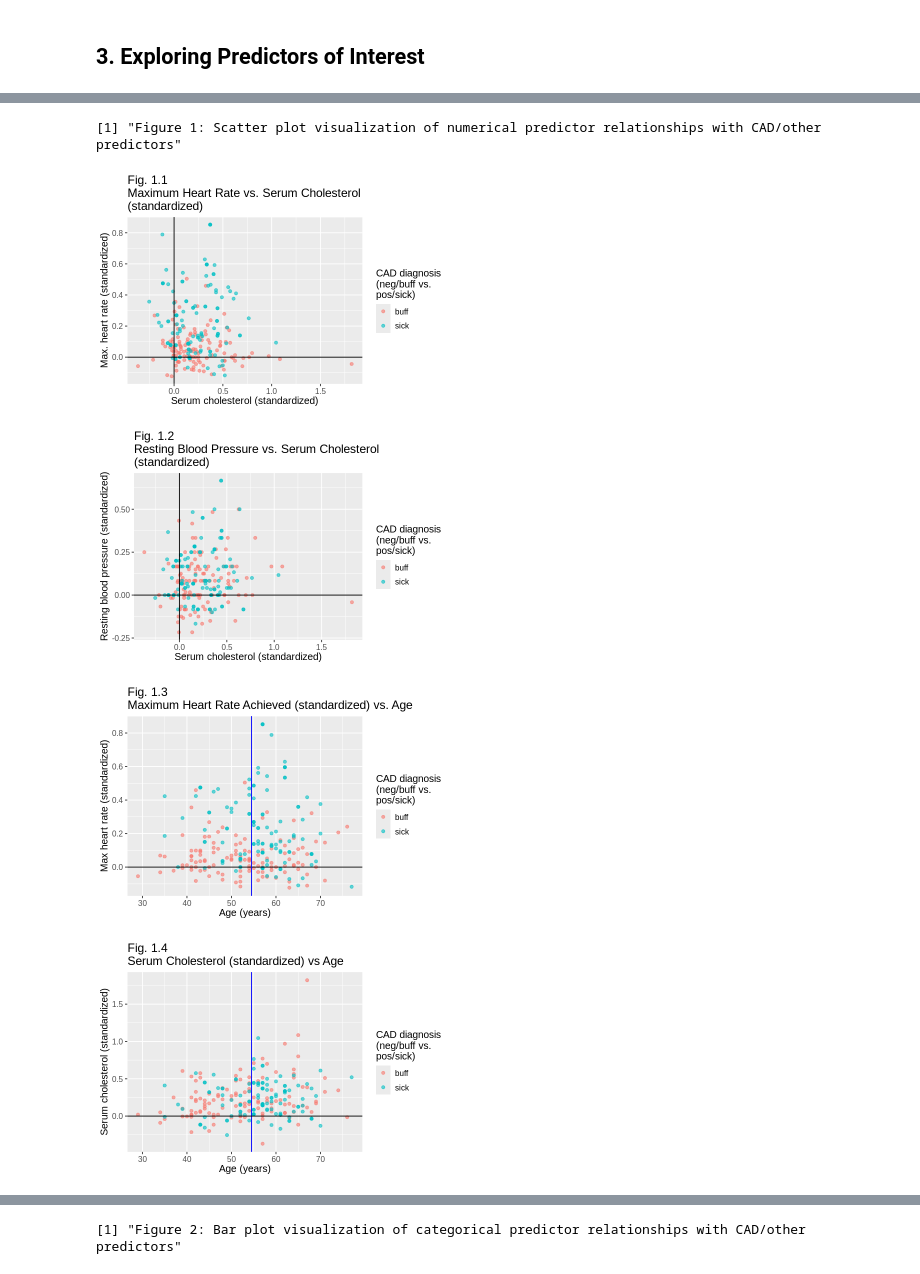
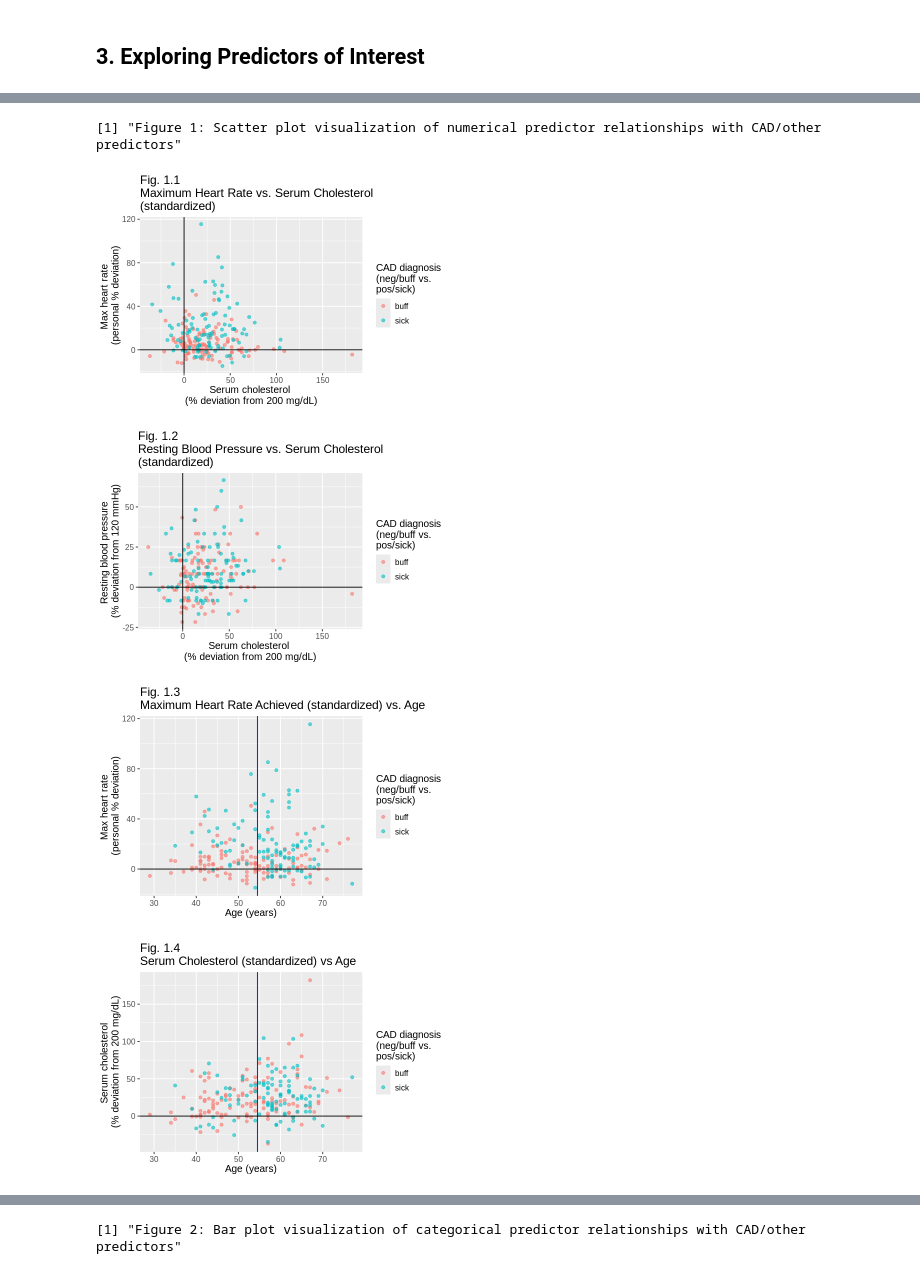
Before and after one commit to JennWan/Group_Project, a Jupyter notebook: newcleveland_2.ipynb, the cells around one changed output, grey strips where cells are left out. Saved outputs shown, nothing was run; the diff lists cells and outputs as text; code cells hidden in the pictures.

```diff
--- a/newcleveland_2.ipynb
+++ b/newcleveland_2.ipynb
@@ -308,9 +318,9 @@ set.seed(2000)
 
 # center, scaling and balancing the heart disease data
 cleve_recipe <- recipe(num ~ ., data = cleveland_tidier) |>
-    # step_scale(sd_trestbps, sd_chol, sd_thalach) |>
-    # step_center(sd_trestbps, sd_chol, sd_thalach) |>
-    step_upsample(num, over_ratio = 1, skip = FALSE) |>
+    # step_scale(sd_trestbps120, sd_chol200, sd_thalach) |>
+    # step_center(sd_trestbps120, sd_chol200, sd_thalach) |>
+    step_upsample(num, over_ratio = 1, skip = T) |>
     prep()
 
 preprocessed_cleve <- bake(cleve_recipe, cleveland_tidier)
@@ -497,12 +507,12 @@ options(repr.plot.height = 4, repr.plot.width = 6)
 print("Figure 1: Scatter plot visualization of numerical predictor relationships with CAD/other predictors")
 
 exploration_plot1.1 <- cleveland_train |>
-                    ggplot(aes(x = sd_chol, y = sd_thalach, color = num)) +
+                    ggplot(aes(x = sd_chol200, y = sd_thalach, color = num)) +
                     geom_point(alpha = 0.6) +
                     geom_vline(xintercept = 0) +
                     geom_hline(yintercept = 0) +
-                    labs(x = "Serum cholesterol (standardized)",
-                         y = "Max. heart rate (standardized)",
+                    labs(x = "Serum cholesterol \n(% deviation from 200 mg/dL)",
+                         y = "Max heart rate \n(personal % deviation)",
                          color = "CAD diagnosis \n(neg/buff vs. \npos/sick)",
                          title = "Fig. 1.1 \nMaximum Heart Rate vs. Serum Cholesterol \n(standardized)") +
                     theme(text = element_text(size = 12))
@@ -513,12 +523,12 @@ exploration_plot1.1
 # and resting blood pressure (standardized)
 
 exploration_plot1.2 <- cleveland_train |>
-                    ggplot(aes(x = sd_chol, y = sd_trestbps, color = num)) +
+                    ggplot(aes(x = sd_chol200, y = sd_trestbps120, color = num)) +
                     geom_point(alpha = 0.6) +
                     geom_vline(xintercept = 0) +
                     geom_hline(yintercept = 0) +
-                    labs(x = "Serum cholesterol (standardized)",
-                         y = "Resting blood pressure (standardized)",
+                    labs(x = "Serum cholesterol \n(% deviation from 200 mg/dL)",
+                         y = "Resting blood pressure \n(% deviation from 120 mmHg)",
                          color = "CAD diagnosis \n(neg/buff vs. \npos/sick)",
                          title = "Fig. 1.2 \nResting Blood Pressure vs. Serum Cholesterol \n(standardized)") +
                     theme(text = element_text(size = 12))
@@ -535,7 +545,7 @@ exploration_plot1.3 <- cleveland_train |>
                     geom_vline(xintercept = 54.51007, color = "blue") +
                     # adding vertical line at average age for whole dataset
                     labs(x = "Age (years)",
-                         y = "Max heart rate (standardized)",
+                         y = "Max heart rate \n(personal % deviation)",
                          color = "CAD diagnosis \n(neg/buff vs. \npos/sick)",
                          title = "Fig. 1.3 \nMaximum Heart Rate Achieved (standardized) vs. Age") +
                     theme(text = element_text(size = 12))
@@ -546,12 +556,12 @@ exploration_plot1.3
 # and age
 
 exploration_plot1.4 <- cleveland_train |>
-                    ggplot(aes(x = age, y = sd_chol, color = num)) +
+                    ggplot(aes(x = age, y = sd_chol200, color = num)) +
                     geom_point(alpha = 0.6) +
                     geom_vline(xintercept = 54.51007, color = "blue") +
                     geom_hline(yintercept = 0) +
                     labs(x = "Age (years)",
-                         y = "Serum cholesterol (standardized)",
+                         y = "Serum cholesterol \n(% deviation from 200 mg/dL)",
                          color = "CAD diagnosis \n(neg/buff vs. \npos/sick)",
                          title = "Fig. 1.4 \nSerum Cholesterol (standardized) vs Age") +
                     theme(text = element_text(size = 12))
@@ -559,39 +569,39 @@ exploration_plot1.4 <- cleveland_train |>
 exploration_plot1.4
 
 # draw a scatter plot to visualize the relationship between age
 # and resting blood pressure (standardized)
 
 exploration_plot1.5 <- cleveland_train |>
-                    ggplot(aes(x = age, y = sd_trestbps, color = num)) +
+                    ggplot(aes(x = age, y = sd_trestbps120, color = num)) +
                     geom_point(alpha = 0.6) +
                     geom_vline(xintercept = 54.51007, color = "blue") +
                     geom_hline(yintercept = 0) +
                     labs(x = "Age (years)",
-                         y = "Resting blood pressure (standardized)",
+                         y = "Resting blood pressure \n(% deviation from 120 mmHg)",
                          color = "CAD diagnosis \n(neg/buff vs. \npos/sick)",
                          title = "Fig. 1.5 \nResting Blood Pressure (standardized) vs Age") +
                     theme(text = element_text(size = 12))
 
 exploration_plot1.5
 
 # draw a scatter plot to visualize the relationship between resting blood pressure
 # (standardized) and observed maximum heart rate (standardized)
 
 exploration_plot1.6 <- cleveland_train |>
-                    ggplot(aes(x = sd_thalach, y = sd_trestbps, color = num)) +
+                    ggplot(aes(x = sd_thalach, y = sd_trestbps120, color = num)) +
                     geom_point(alpha = 0.6) +
                     geom_vline(xintercept = 0) +
                     geom_hline(yintercept = 0) +
-                    labs(x = "Max heart rate (standardized)",
-                         y = "Resting blood pressure (standardized)",
+                    labs(x = "Max heart rate \n(personal % deviation)",
+                         y = "Resting blood pressure \n(% deviation from 120 mmHg)",
                          color = "CAD diagnosis \n(neg/buff vs. \npos/sick)",
                          title = "Fig. 1.6 \nResting Blood Pressure vs. Maximum Heart Rate Achieved \n(standardized)") +
                     theme(text = element_text(size = 12))
 
 exploration_plot1.6
 # %% [output]
 [1] "Figure 1: Scatter plot visualization of numerical predictor relationships with CAD/other predictors"
-[figure, old version]
+[figure, new version]
-[figure, old version]
+[figure, new version]
-[figure, old version]
+[figure, new version]
-[figure, old version]
+[figure, new version]
```
Also changed, not shown: parts of 23 cells of this notebook.
